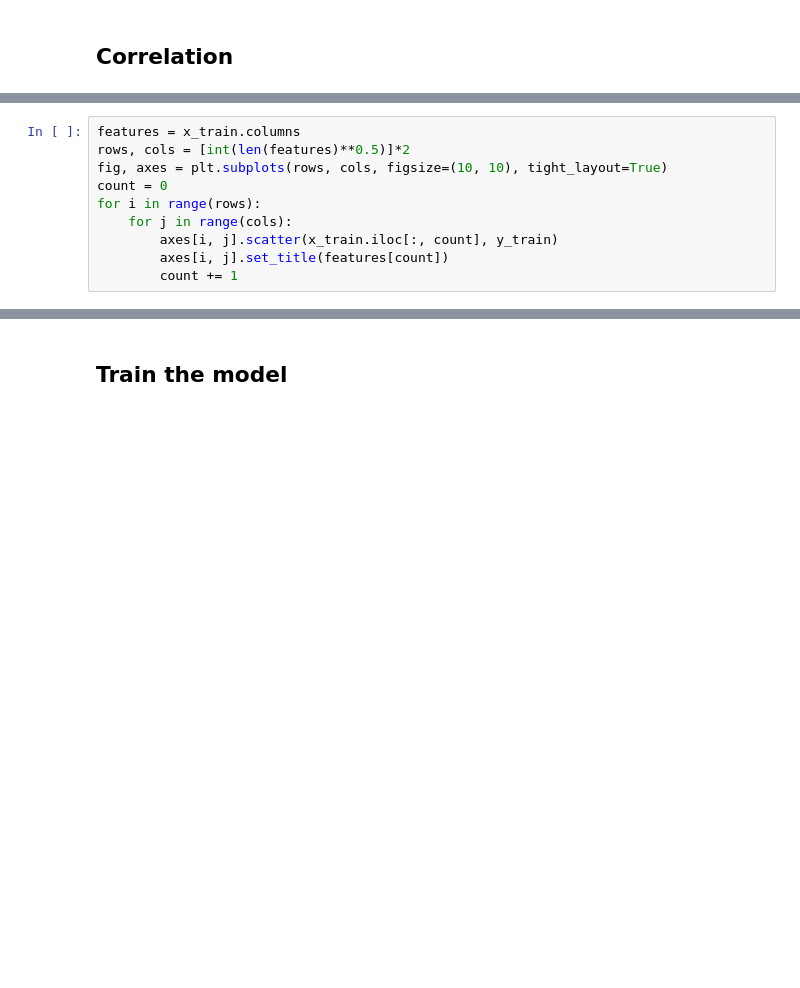
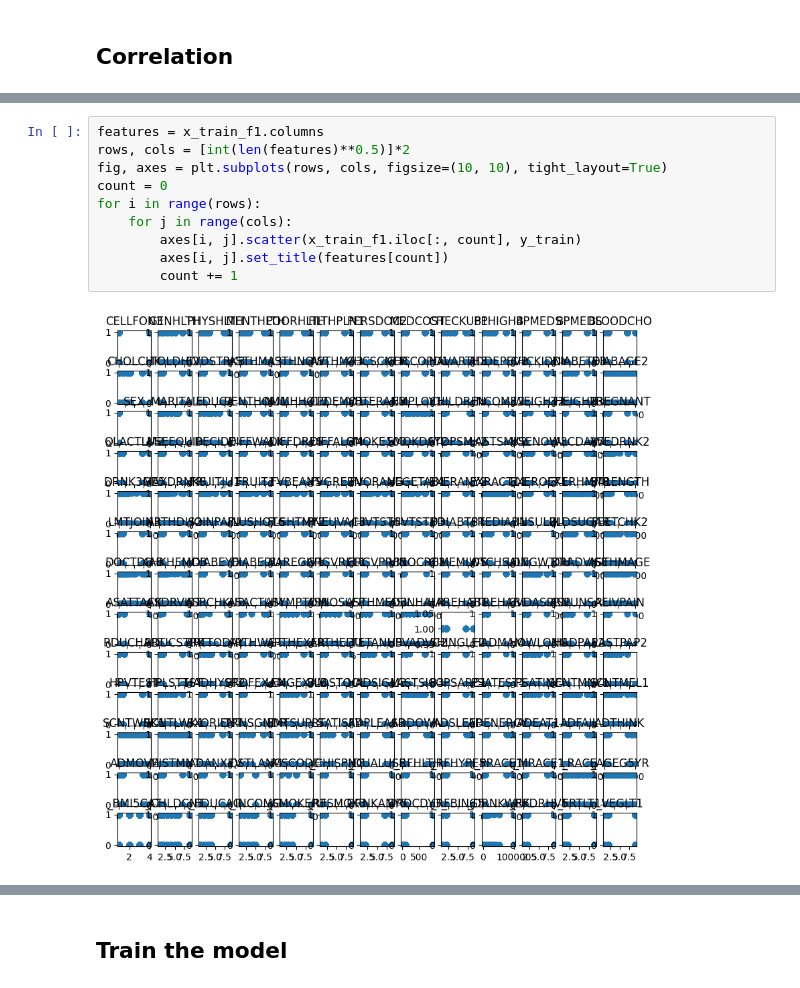
Before and after one commit to MaximeScope/ml_project1, a Jupyter notebook: scrap.ipynb, the cells around one changed output, grey strips where cells are left out. Saved outputs shown, nothing was run; the diff lists cells and outputs as text; blank space fills up the shorter version.

```diff
--- a/scrap.ipynb
+++ b/scrap.ipynb
@@ -26,12 +37,14 @@ sns.heatmap(x_train_f1.corr(), fmt='.2f')
 # %%
-features = x_train.columns
+features = x_train_f1.columns
 rows, cols = [int(len(features)**0.5)]*2
 fig, axes = plt.subplots(rows, cols, figsize=(10, 10), tight_layout=True)
 count = 0
 for i in range(rows):
     for j in range(cols):
-        axes[i, j].scatter(x_train.iloc[:, count], y_train)
+        axes[i, j].scatter(x_train_f1.iloc[:, count], y_train)
         axes[i, j].set_title(features[count])
         count += 1
+# %% [output]
+[figure, added]
 # %%
 fig = plt.figure(figsize=(5, 5))
```
Also changed, not shown: parts of 7 cells of this notebook, 2 other files.
